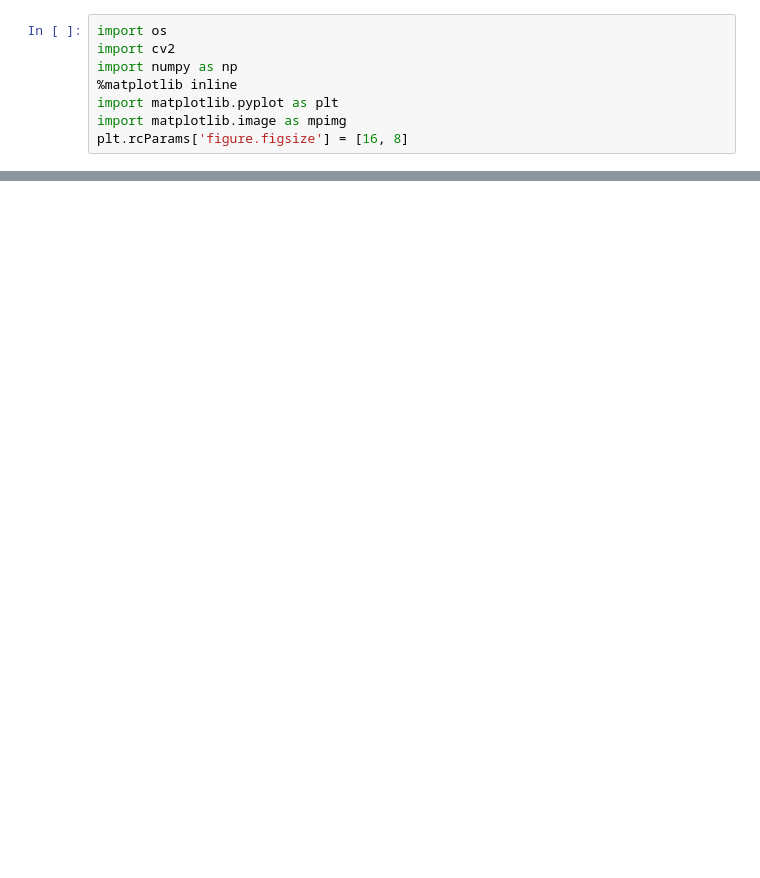
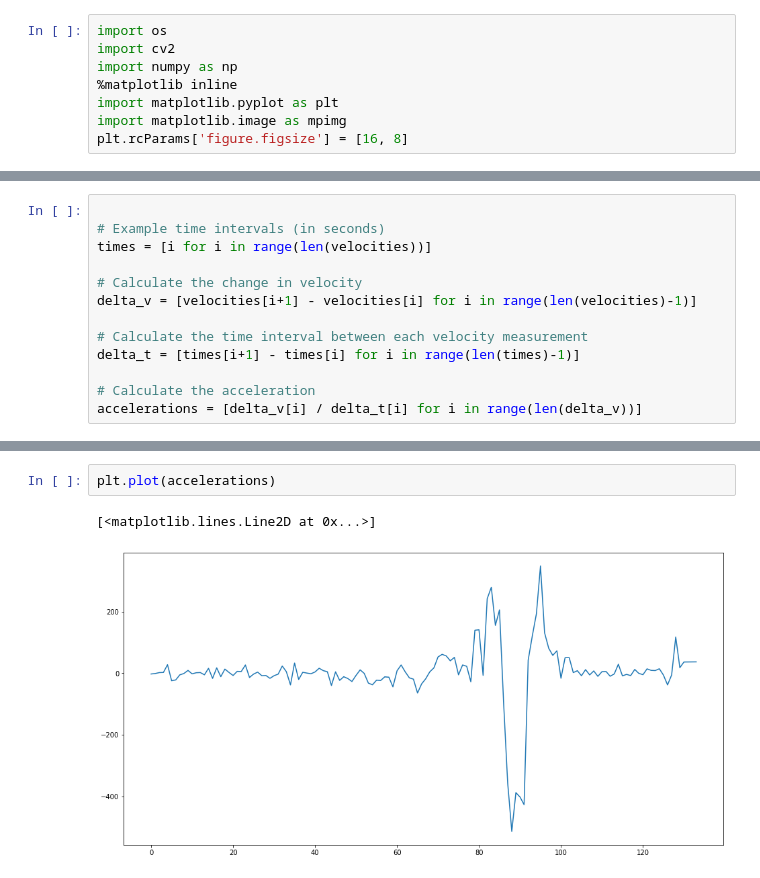
Before and after one commit to sanjeevs/golftracker, a Jupyter notebook: notebooks/path_tracing.ipynb, the cells around one changed output, grey strips where cells are left out. Cells and saved outputs as stored; diff of their text form; blank space fills up the shorter version.

```diff
--- a/notebooks/path_tracing.ipynb
+++ b/notebooks/path_tracing.ipynb
@@ -188,0 +87,13 @@ plt.plot([pt[0] for pt in smoothed_pairs][0:67], [pt[1] for pt in smoothed_pairs
+# %%
+
+# Example time intervals (in seconds)
+times = [i for i in range(len(velocities))]
+
+# Calculate the change in velocity
+delta_v = [velocities[i+1] - velocities[i] for i in range(len(velocities)-1)]
+
+# Calculate the time interval between each velocity measurement
+delta_t = [times[i+1] - times[i] for i in range(len(times)-1)]
+
+# Calculate the acceleration
+accelerations = [delta_v[i] / delta_t[i] for i in range(len(delta_v))]
@@ -188,0 +118,5 @@ plt.plot([pt[0] for pt in smoothed_pairs][0:67], [pt[1] for pt in smoothed_pairs
+# %%
+plt.plot(accelerations)
+# %% [output]
+[<matplotlib.lines.Line2D at 0x...>]
+[figure, added]
```
Also changed, not shown: parts of 27 cells of this notebook, 21 other files.
